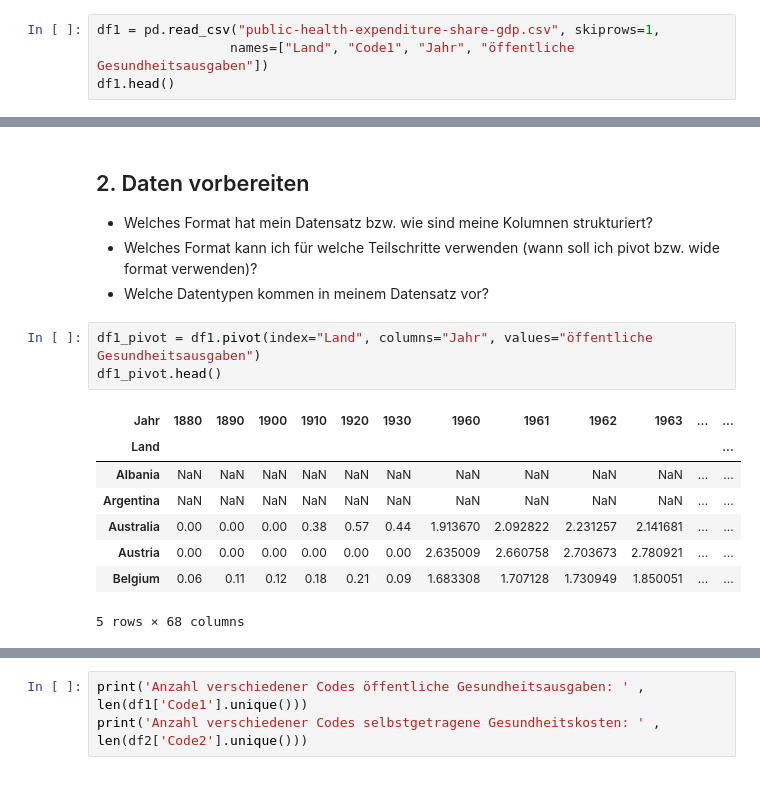
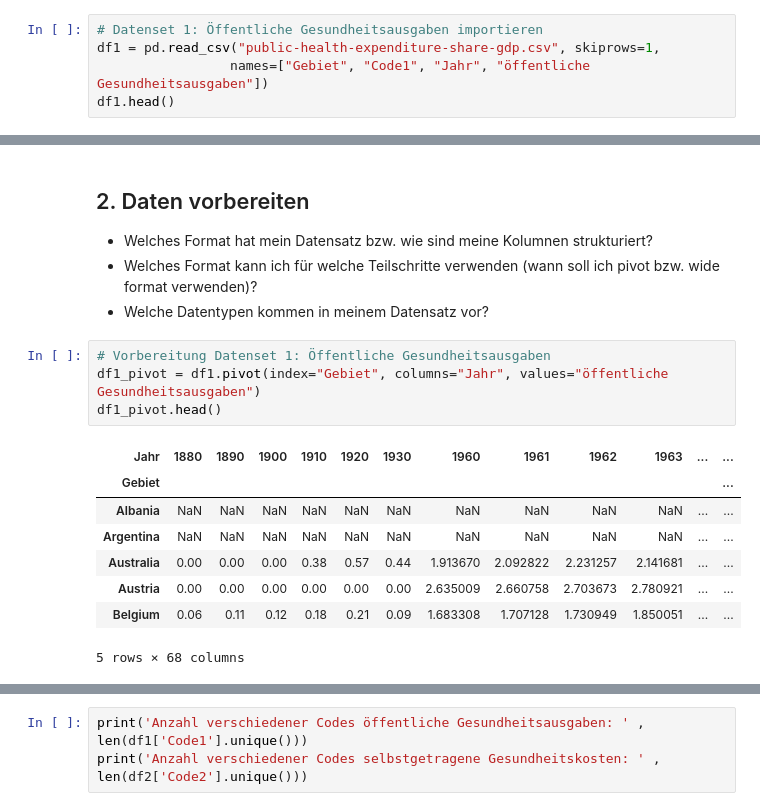
Before and after one commit to cossllea/BMLD1-LN2-Python, a Jupyter notebook: Grundgerüst_Leistungsnachweis.ipynb, the cells around one changed output, grey strips where cells are left out. Cells and saved outputs as stored; diff of their text form.

```diff
--- a/Grundgerüst_Leistungsnachweis.ipynb
+++ b/Grundgerüst_Leistungsnachweis.ipynb
@@ -34,7 +34,8 @@ import pandas as pd
 import seaborn as sns
 from matplotlib import pyplot as plt
 # %%
+# Datenset 1: Öffentliche Gesundheitsausgaben importieren
 df1 = pd.read_csv("public-health-expenditure-share-gdp.csv", skiprows=1,
-                 names=["Land", "Code1", "Jahr", "öffentliche Gesundheitsausgaben"])
+                 names=["Gebiet", "Code1", "Jahr", "öffentliche Gesundheitsausgaben"])
 df1.head()
 # %% [output]
@@ -61,11 +63,12 @@ df2.head()
 - Welches Format kann ich für welche Teilschritte verwenden (wann soll ich pivot bzw. wide format verwenden)?
 - Welche Datentypen kommen in meinem Datensatz vor?
 # %%
-df1_pivot = df1.pivot(index="Land", columns="Jahr", values="öffentliche Gesundheitsausgaben")
+# Vorbereitung Datenset 1: Öffentliche Gesundheitsausgaben
+df1_pivot = df1.pivot(index="Gebiet", columns="Jahr", values="öffentliche Gesundheitsausgaben")
 df1_pivot.head()
 # %% [output]
 | Jahr | 1880 | 1890 | 1900 | 1910 | 1920 | 1930 | 1960 | 1961 | 1962 | 1963 | ... | ... |
-| Land |  |  |  |  |  |  |  |  |  |  |  | ... |
+| Gebiet |  |  |  |  |  |  |  |  |  |  |  | ... |
 | Albania | NaN | NaN | NaN | NaN | NaN | NaN | NaN | NaN | NaN | NaN | ... | ... |
 | Argentina | NaN | NaN | NaN | NaN | NaN | NaN | NaN | NaN | NaN | NaN | ... | ... |
 | Australia | 0.00 | 0.00 | 0.00 | 0.38 | 0.57 | 0.44 | 1.913670 | 2.092822 | 2.231257 | 2.141681 | ... | ... |
```
Also changed, not shown: parts of 29 cells of this notebook.
